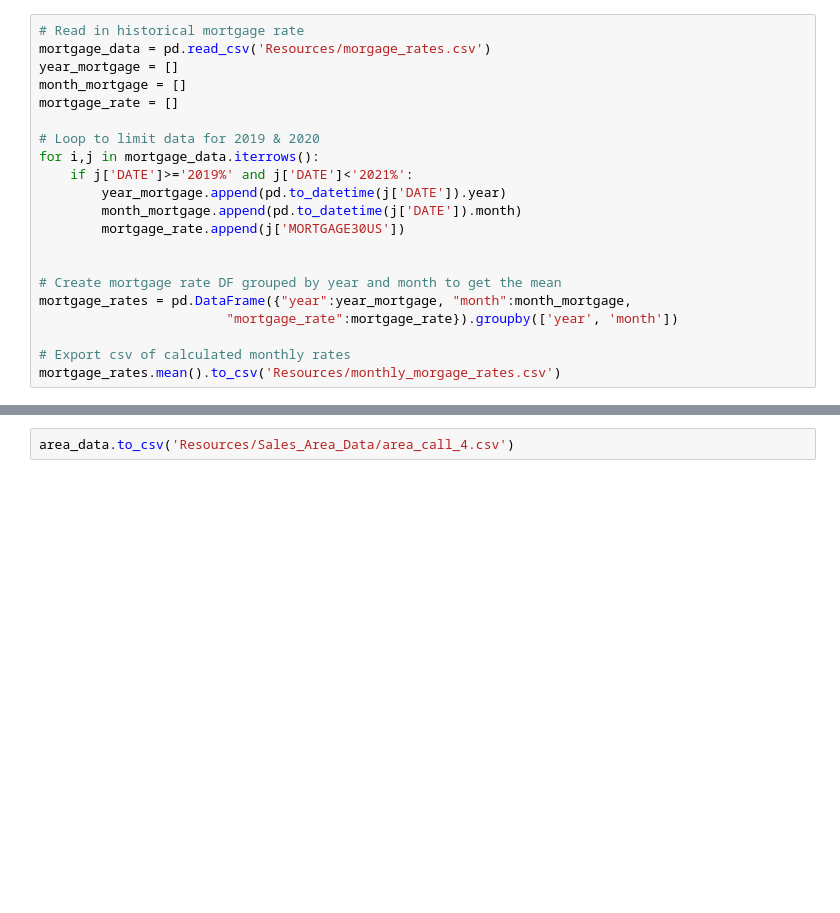
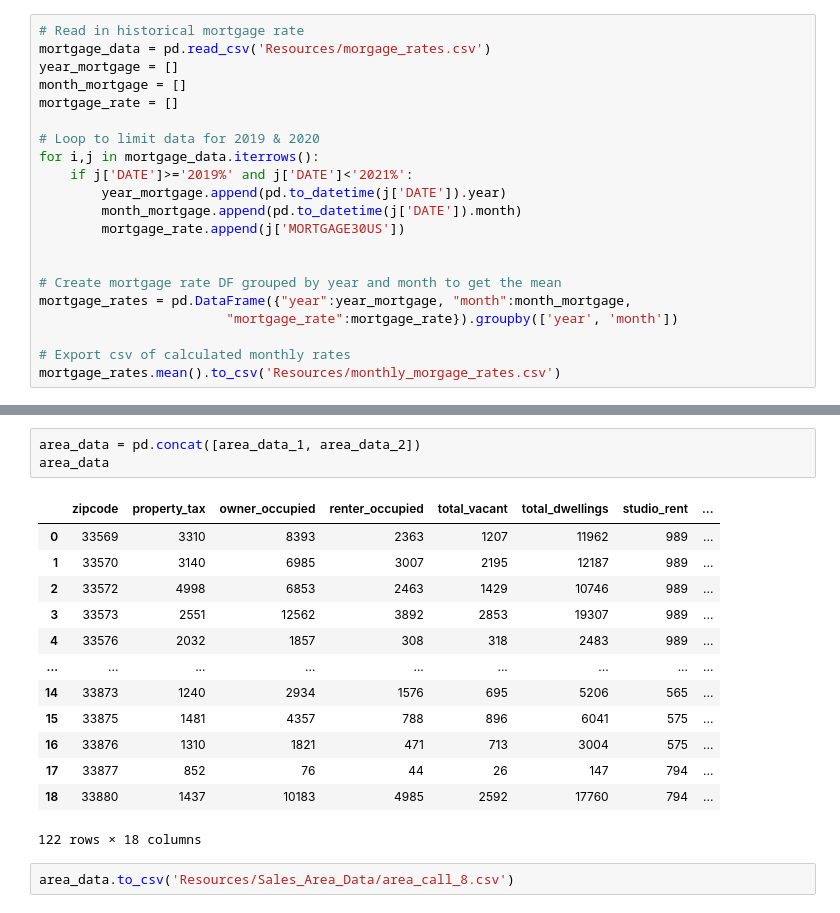
Before and after one commit to FinalProject-2021/Housing_Valuation, a Jupyter notebook: sales_data_JJ.ipynb, the cells around one changed output, grey strips where cells are left out. Drawn from its saved outputs; the diff is of its cells as text; blank space fills up the shorter version.

```diff
--- a/sales_data_JJ.ipynb
+++ b/sales_data_JJ.ipynb
@@ -246,2 +311,19 @@ area_data
+# %%
+area_data = pd.concat([area_data_1, area_data_2])
+area_data
+# %% [output]
+|  | zipcode | property_tax | owner_occupied | renter_occupied | total_vacant | total_dwellings | studio_rent | ... |
+| 0 | 33569 | 3310 | 8393 | 2363 | 1207 | 11962 | 989 | ... |
+| 1 | 33570 | 3140 | 6985 | 3007 | 2195 | 12187 | 989 | ... |
+| 2 | 33572 | 4998 | 6853 | 2463 | 1429 | 10746 | 989 | ... |
+| 3 | 33573 | 2551 | 12562 | 3892 | 2853 | 19307 | 989 | ... |
+| 4 | 33576 | 2032 | 1857 | 308 | 318 | 2483 | 989 | ... |
+| ... | ... | ... | ... | ... | ... | ... | ... | ... |
+| 14 | 33873 | 1240 | 2934 | 1576 | 695 | 5206 | 565 | ... |
+| 15 | 33875 | 1481 | 4357 | 788 | 896 | 6041 | 575 | ... |
+| 16 | 33876 | 1310 | 1821 | 471 | 713 | 3004 | 575 | ... |
+| 17 | 33877 | 852 | 76 | 44 | 26 | 147 | 794 | ... |
+| 18 | 33880 | 1437 | 10183 | 4985 | 2592 | 17760 | 794 | ... |
+122 rows × 18 columns
 # %%
-area_data.to_csv('Resources/Sales_Area_Data/area_call_4.csv')
+area_data.to_csv('Resources/Sales_Area_Data/area_call_8.csv')
```
Also changed, not shown: parts of 10 cells of this notebook, 8 other files.
